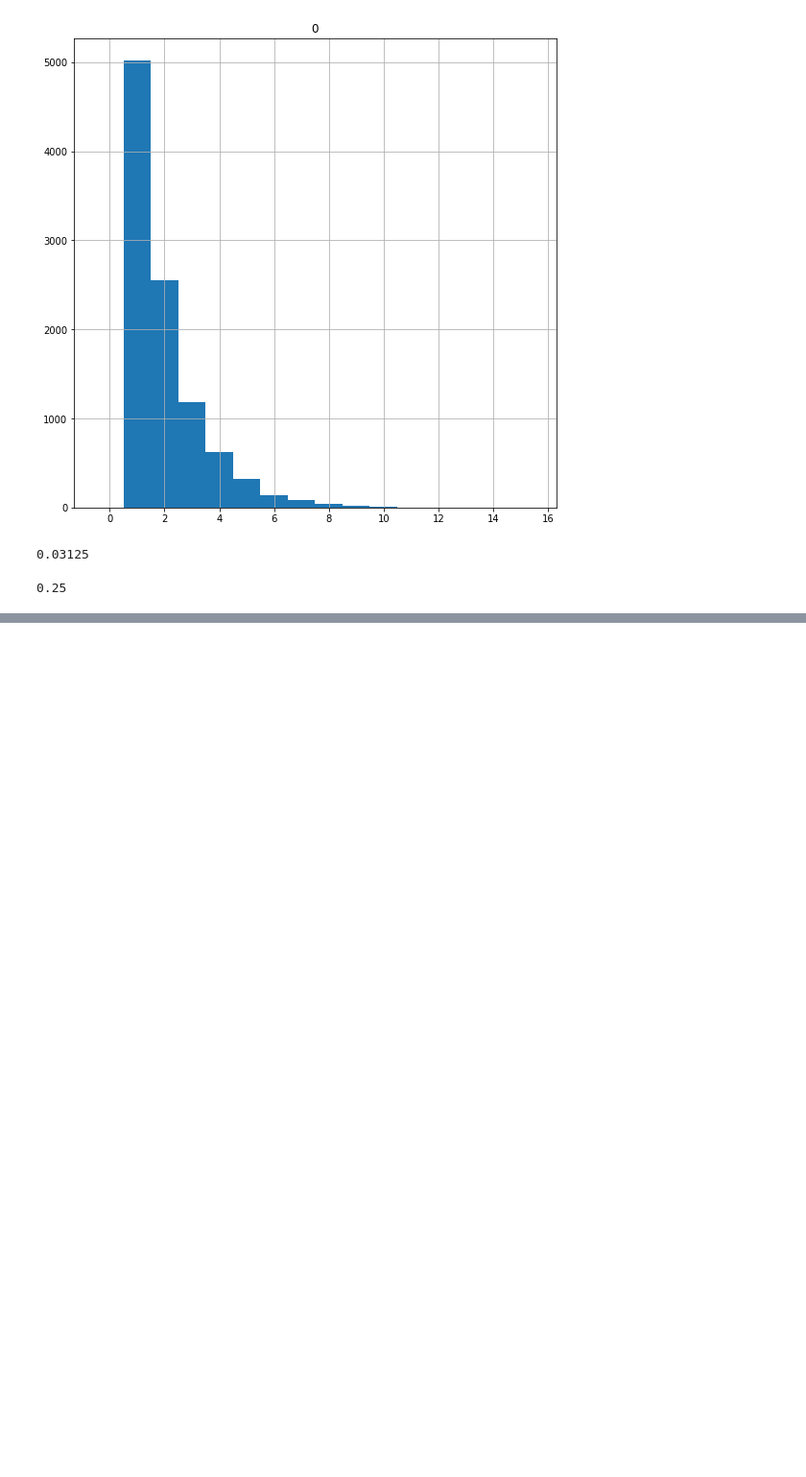
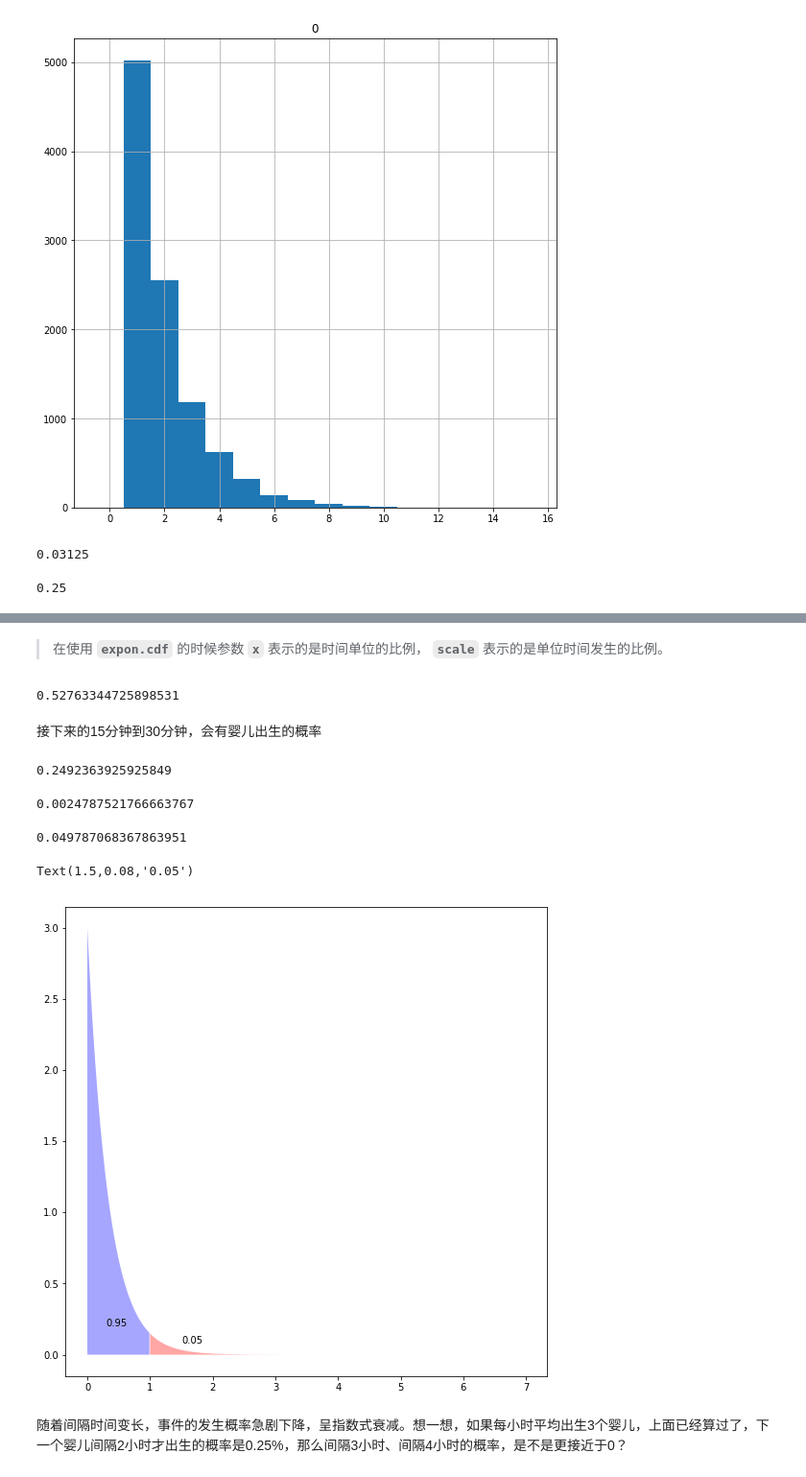
Before and after one commit to lqleon1214/data_analysis_test, a Jupyter notebook: chp9.2-probability distributions.ipynb, the cells around one changed output, grey strips where cells are left out. Shown at 96% size. Saved outputs shown, nothing was run; the diff lists cells and outputs as text; code cells hidden in the pictures; blank space fills up the shorter version.

```diff
--- a/chp9.2-probability distributions.ipynb
+++ b/chp9.2-probability distributions.ipynb
@@ -171,0 +224,32 @@ stats.geom.pmf(k=2, p=0.5)
+# %% [markdown]
+> 在使用 **`expon.cdf`** 的时候参数 **`x`** 表示的是时间单位的比例， **`scale`** 表示的是单位时间发生的比例。
+# %%
+stats.expon.cdf(x=0.25, scale=1/3)   # scale为arrival rate, 1/3， 15/60=0.25时间单位。
+# %% [output]
+0.52763344725898531
+# %% [markdown]
+接下来的15分钟到30分钟，会有婴儿出生的概率
+# %%
+stats.expon.cdf(x=0.5, scale=1/3) - stats.expon.cdf(x=0.25, scale=1/3)
+# %% [output]
+0.2492363925925849
+# %%
+1 - stats.expon.cdf(x=2, scale=1/3)     # 间隔2个小时以后才会出生的概率
+# %% [output]
+0.0024787521766663767
+# %%
+# 获得等待时间超过1个单位时间才有成功
+prob_1 = stats.expon.cdf(x=1, scale=1/3)
+1 - prob_1
+# %% [output]
+0.049787068367863951
+# %%
+plt.fill_between(x=np.arange(0, 1, 0.01), y1=stats.expon.pdf(np.arange(0, 1, 0.01), scale=1/3), facecolor='blue', alpha=0.35)
+plt.fill_between(x=np.arange(1, 7, 0.01), y1=stats.expon.pdf(np.arange(1, 7, 0.01), scale=1/3), facecolor='red', alpha=0.35)
+plt.text(x=0.3, y=0.2, s= round(prob_1, 3))
+plt.text(x=1.5, y=0.08, s= round(1-prob_1, 3))
+# %% [output]
+Text(1.5,0.08,'0.05')
+[figure, added]
+# %% [markdown]
+随着间隔时间变长，事件的发生概率急剧下降，呈指数式衰减。想一想，如果每小时平均出生3个婴儿，上面已经算过了，下一个婴儿间隔2小时才出生的概率是0.25%，那么间隔3小时、间隔4小时的概率，是不是更接近于0？
```
Also changed, not shown: parts of 7 cells of this notebook.
